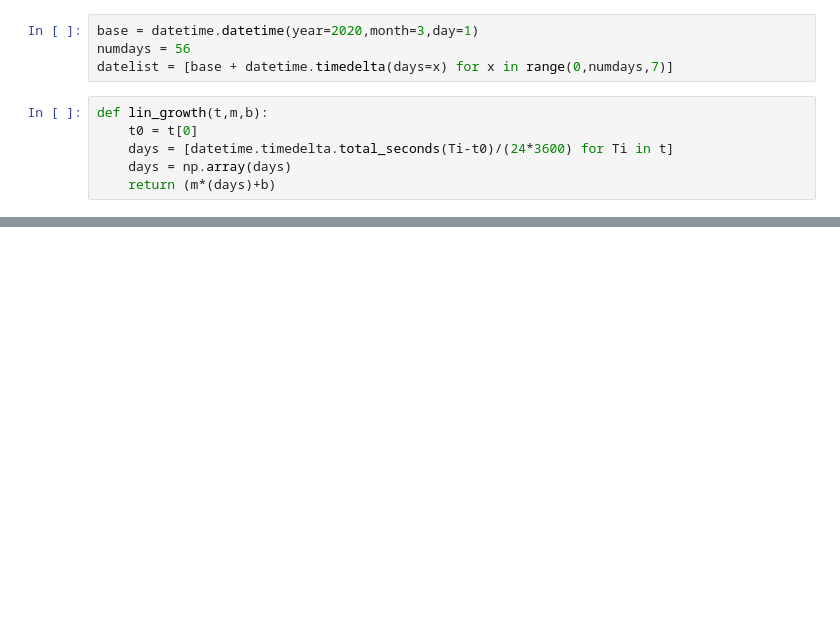
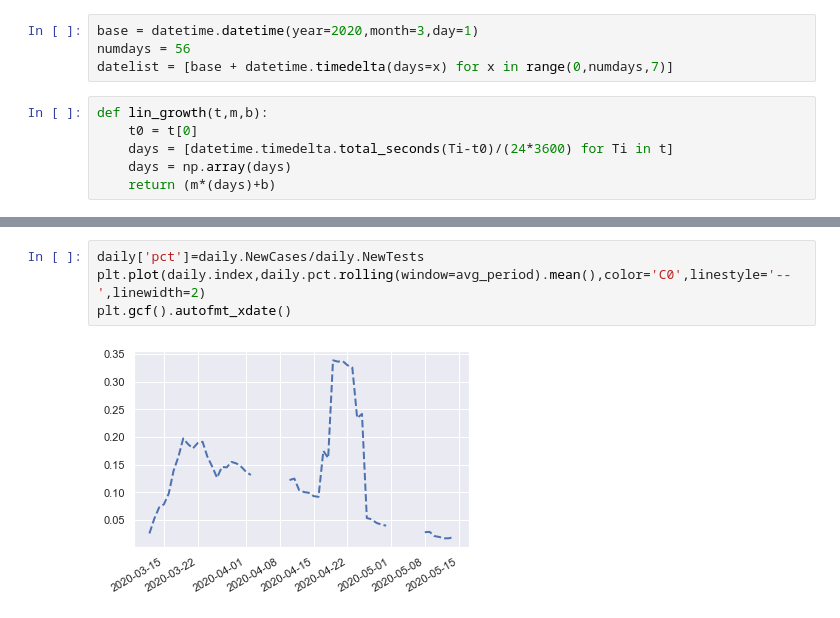
Before and after one commit to jpburstein/CoronaData, a Jupyter notebook: CoronaViz.ipynb, the cells around one changed output, grey strips where cells are left out. Cells and saved outputs as stored; diff of their text form; blank space fills up the shorter version.

```diff
--- a/CoronaViz.ipynb
+++ b/CoronaViz.ipynb
@@ -171,0 +173,6 @@ for i in range(len(offsets)):
+# %%
+daily['pct']=daily.NewCases/daily.NewTests
+plt.plot(daily.index,daily.pct.rolling(window=avg_period).mean(),color='C0',linestyle='--',linewidth=2)
+plt.gcf().autofmt_xdate()
+# %% [output]
+[figure, added]
```
Also changed, not shown: parts of 7 cells of this notebook, 1 other file.
